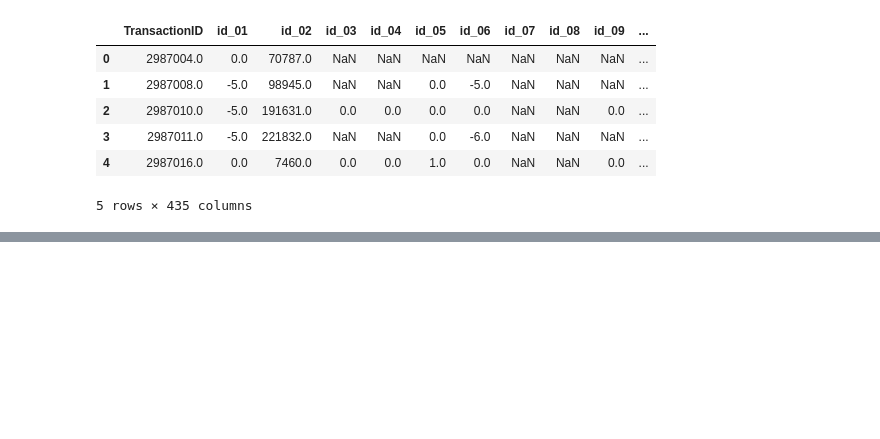
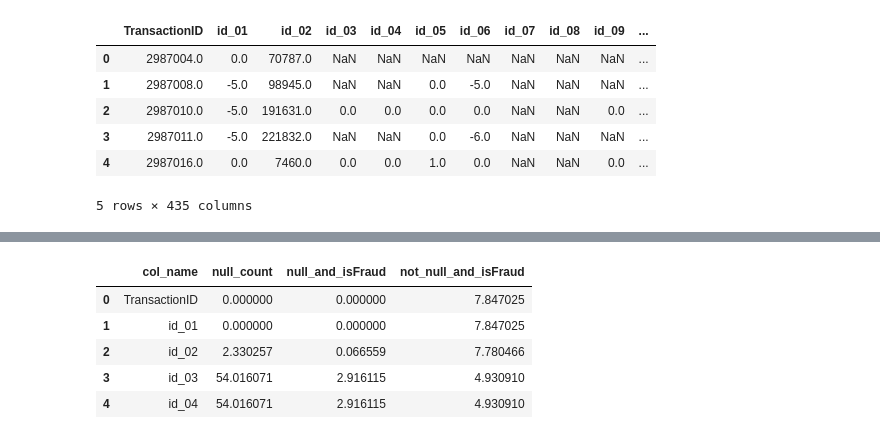
Before and after one commit to dev-S-t/Fraud_Detection, a Jupyter notebook: main.ipynb, the cells around one changed output, grey strips where cells are left out. Drawn from its saved outputs; the diff is of its cells as text; code cells hidden in the pictures; blank space fills up the shorter version.

```diff
--- a/main.ipynb
+++ b/main.ipynb
@@ -79,0 +144,39 @@ df.head()
+# %%
+import pandas as pd
+
+def analyze_columns(df):
+  """
+      A new pandas dataframe with four columns:
+          col_name: Name of the column in the original dataframe.
+          null_count: Percentage of null values in the column.
+          null_and_isFraud: Percentage of rows with null value and "isFraud" as 1.
+          not_null_and_isFraud: Percentage of rows with non-null value and "isFraud" as 1.
+  """
+
+  result_df = pd.DataFrame(columns=["col_name", "null_count", "null_and_isFraud", "not_null_and_isFraud"])
+  for col in df.columns:
+    total_rows = len(df)
+    null_count = df[col].isnull().sum() / total_rows * 100
+    null_fraud_count = df[(df[col].isnull()) & (df["isFraud"] == 1)].shape[0] / total_rows * 100
+    not_null_fraud_count = df[(df[col].notnull()) & (df["isFraud"] == 1)].shape[0] / total_rows * 100
+
+    result_df = pd.concat([result_df, pd.DataFrame({
+        "col_name": col,
+        "null_count": null_count,
+        "null_and_isFraud": null_fraud_count,
+        "not_null_and_isFraud": not_null_fraud_count
+    }, index=[0])], ignore_index=True)
+  return result_df
+
+
+result_df = analyze_columns(df.copy())
+
+
+result_df.head()
+# %% [output]
+|  | col_name | null_count | null_and_isFraud | not_null_and_isFraud |
+| 0 | TransactionID | 0.000000 | 0.000000 | 7.847025 |
+| 1 | id_01 | 0.000000 | 0.000000 | 7.847025 |
+| 2 | id_02 | 2.330257 | 0.066559 | 7.780466 |
+| 3 | id_03 | 54.016071 | 2.916115 | 4.930910 |
+| 4 | id_04 | 54.016071 | 2.916115 | 4.930910 |
```
Also changed, not shown: parts of 23 cells of this notebook.
